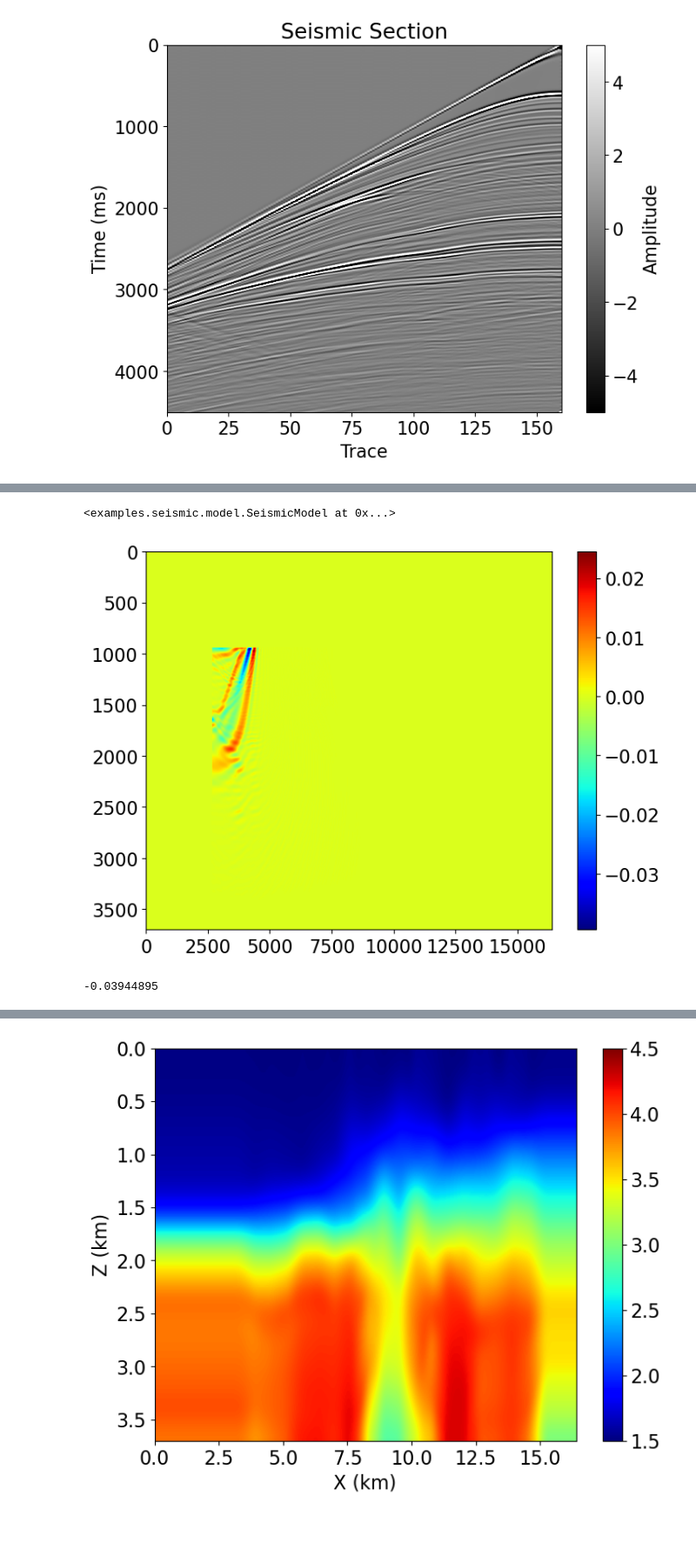
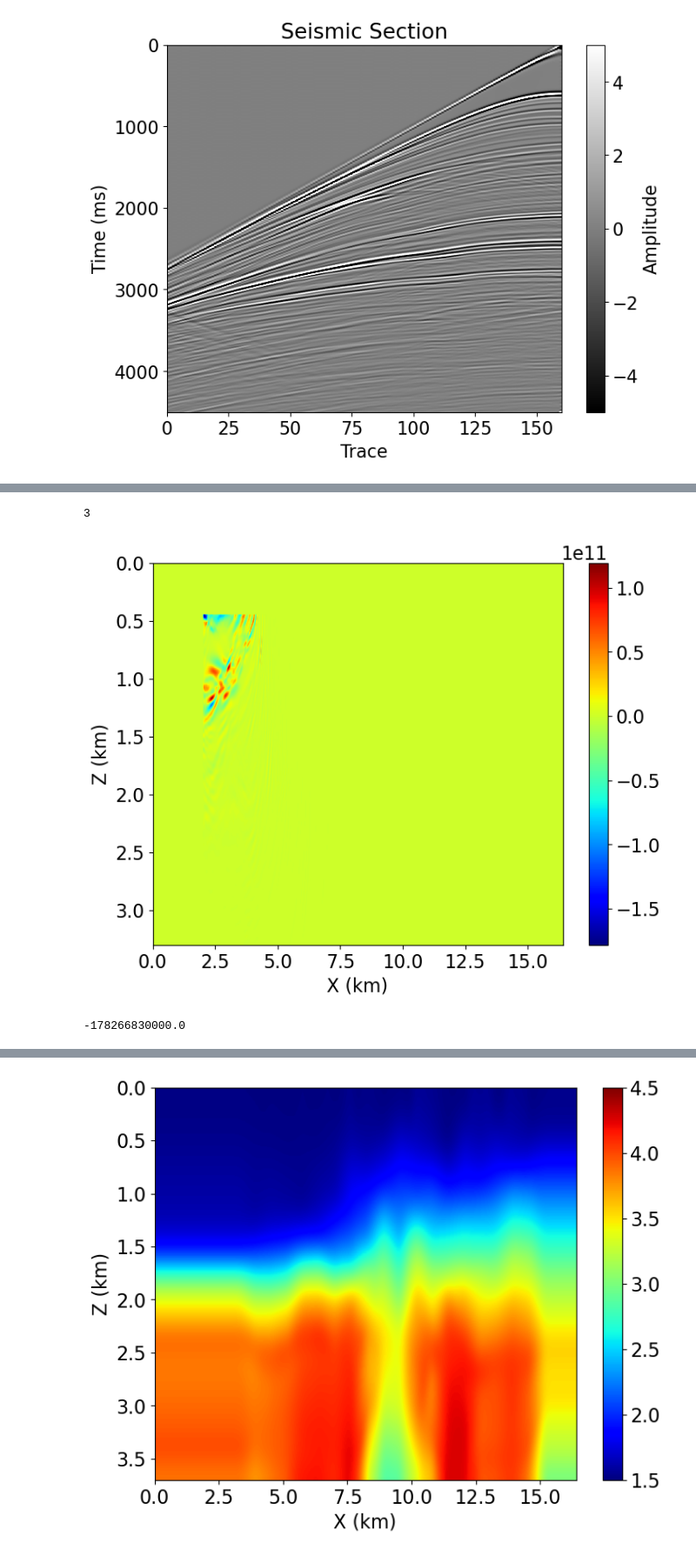
Before and after one commit to GeophysicistHolic/SI-FWI, a Jupyter notebook: SI FWI.ipynb, the cells around one changed output, grey strips where cells are left out. Shown at 87% size. Saved outputs shown, nothing was run; the diff lists cells and outputs as text; code cells hidden in the pictures; blank space fills up the shorter version.

```diff
--- a/SI FWI.ipynb
+++ b/SI FWI.ipynb
@@ -174,7 +176,7 @@ import segyio
 import numpy as np
 from collections import defaultdict
 
-filename = '../MarmousiAcousticInvisibleSurface.sgy'
+filename = 'Seismic Data/MarmousiAcousticInvisibleSurface.sgy'
 
 # Dictionary untuk menyimpan shot gathers
 shot_data = defaultdict(list)
@@ -313,7 +315,7 @@ def compute_residual(residual, dobs, dsyn, kg):
 # %%
 def misfit(vp_in):
     objective = 0.
-    for i in range(1):
+    for i in range(nshots):
         # Compute synthetic data with forward operator
         from examples.seismic.acoustic import AcousticWaveSolver
 
@@ -514,11 +511 @@ def cg_hs(g0, g1, p):
     return p
-# %%
-from examples.seismic.acoustic import AcousticWaveSolver
-
-solver = AcousticWaveSolver(model, geometrys[0], space_order=4)
-
-d_obs = Receiver(name='d_obs', grid=model.grid,
-                         time_range=geometrys[0].time_axis,
-                         coordinates=geometrys[0].rec_positions)
-
-_, _, _ = solver.forward(vp=model.vp, src=srcs[0], rec=d_obs)
@@ -571,7 +614,7 @@ def fwi_gradient(vp_in):
     grad = Function(name="grad", grid=model.grid)
 
     objective = 0.
-    for i in range(1):
+    for i in range(nshots):
         # Compute synthetic data with forward operator
         from examples.seismic.acoustic import AcousticWaveSolver
 
@@ -1145,15 +802,21 @@ for k in multiscale_freq:
-# %%
-update_model
-# %% [output]
-<examples.seismic.model.SeismicModel at 0x...>
-# %%
-import matplotlib.pyplot as plt
-
-plt.imshow(update.data.T, aspect='auto', cmap='jet', extent=[0, 16400, 3700, 0])
-plt.colorbar()
-plt.show()
-
-print(update.data.min())
-# %% [output]
-[figure, removed]
--0.03944895
+# %%
+print(len(modelbest_each_freq))
+# %% [output]
+3
+# %%
+import matplotlib.pyplot as plt
+
+xmin = (origin[0]*spacing[0])/1000
+zmin = (origin[1]*spacing[1])/1000
+xmax = (origin[0]*spacing[0] + shape[0]*spacing[0])/1000
+zmax = (origin[1]*spacing[1] + shape[1]*spacing[1])/1000
+plt.imshow(update.data[nboundary:nboundary+shape[0], nboundary:nboundary+shape[1]].T, extent=[xmin, xmax, zmax, zmin], cmap='jet', aspect='auto')
+plt.colorbar()
+plt.xlabel("X (km)")
+plt.ylabel("Z (km)")
+plt.show()
+
+print(update.data.min())
+# %% [output]
+[figure, added]
+-178266830000.0
```
Also changed, not shown: parts of 49 cells of this notebook, 2 other files.
